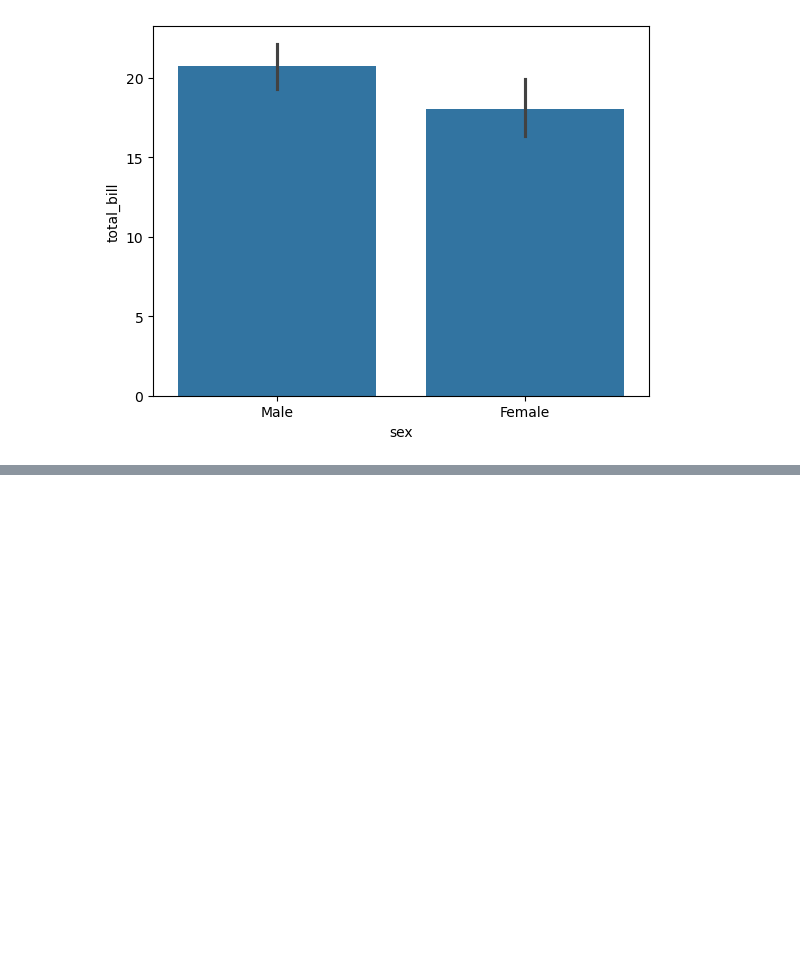
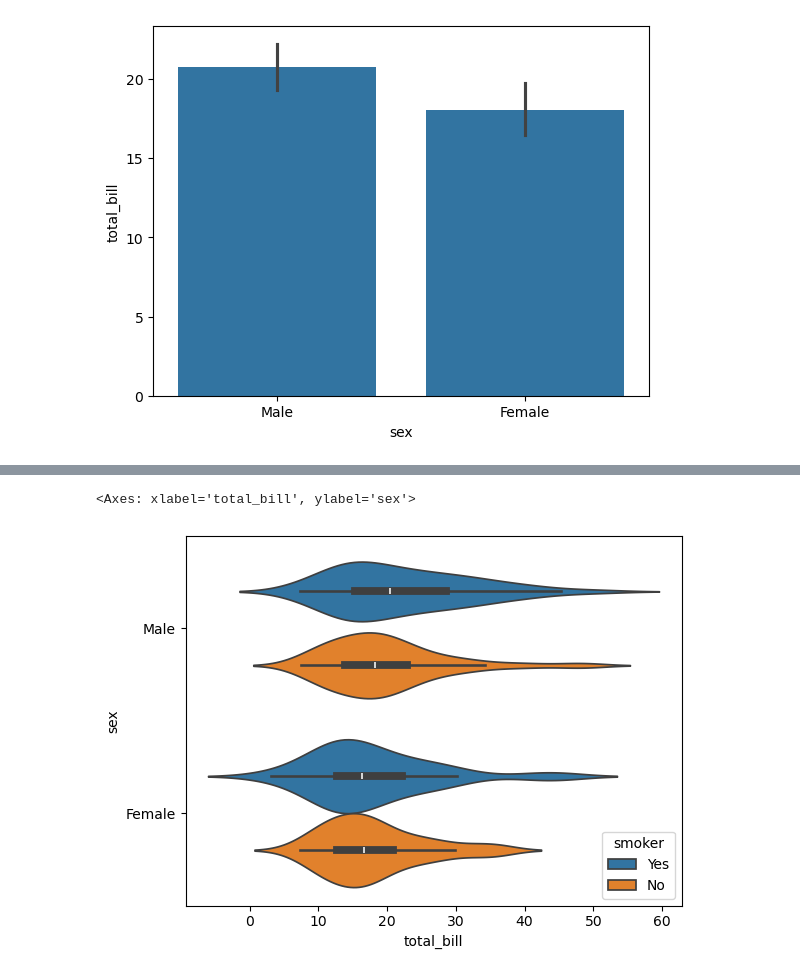
Before and after one commit to iamrohitkandpal/Python-Journey, a Jupyter notebook: Visualization/CategoricalPlots.ipynb, the cells around one changed output, grey strips where cells are left out. Drawn from its saved outputs; the diff is of its cells as text; code cells hidden in the pictures; blank space fills up the shorter version.

```diff
--- a/Visualization/CategoricalPlots.ipynb
+++ b/Visualization/CategoricalPlots.ipynb
@@ -40,0 +56,5 @@ sns.boxplot(x = 'tip', y = 'day', data = df)
+# %%
+sns.violinplot(x = 'total_bill', y = 'sex', hue = 'smoker', data = df)
+# %% [output]
+<Axes: xlabel='total_bill', ylabel='sex'>
+[figure, added]
```
Also changed, not shown: parts of 6 cells of this notebook, 1 other file.
